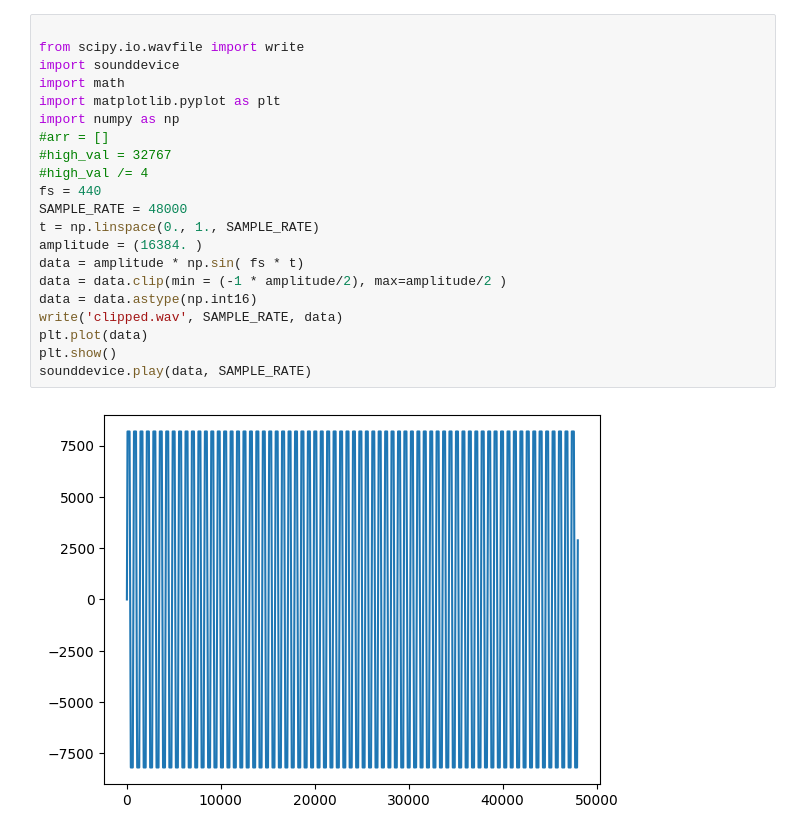
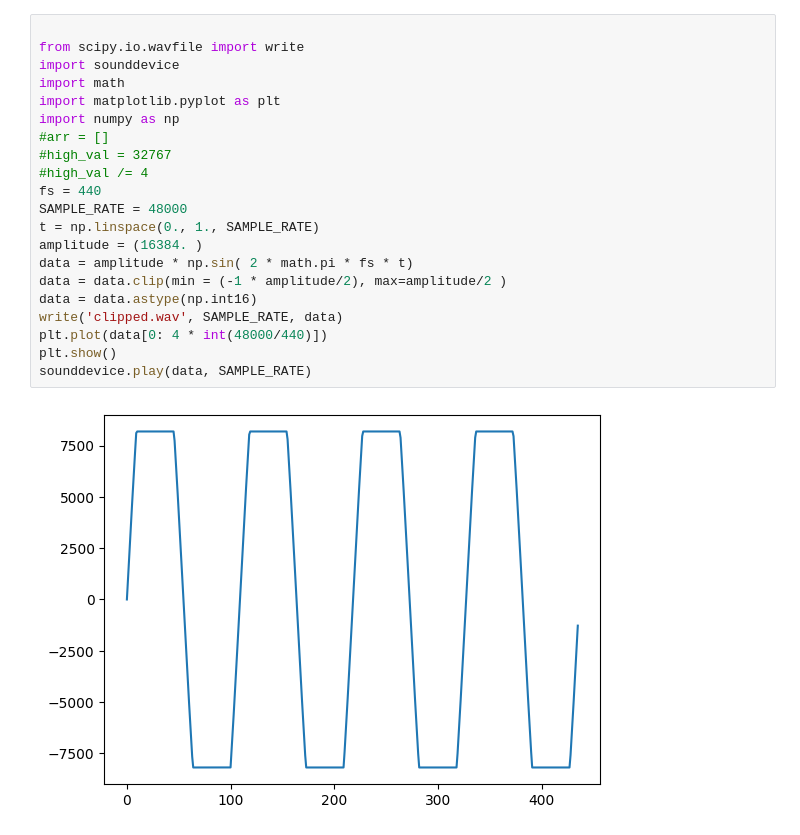
Before and after one commit to mackenzie-norman/CS416, a Jupyter notebook: code/assignment1.ipynb, the cells around one changed output. Saved outputs shown, nothing was run; the diff lists cells and outputs as text.

Commit message:
add 2*pi and clean up plot

```diff
--- a/code/assignment1.ipynb
+++ b/code/assignment1.ipynb
@@ -21,23 +21,23 @@ sounddevice.play(data, SAMPLE_RATE)
 # %%
 
 from scipy.io.wavfile import write
 import sounddevice
 import math
 import matplotlib.pyplot as plt
 import numpy as np
 #arr = []
 #high_val = 32767
 #high_val /= 4
 fs = 440
 SAMPLE_RATE = 48000
 t = np.linspace(0., 1., SAMPLE_RATE)
 amplitude = (16384. )
-data = amplitude * np.sin( fs * t)
+data = amplitude * np.sin( 2 * math.pi * fs * t)
 data = data.clip(min = (-1 * amplitude/2), max=amplitude/2 )
 data = data.astype(np.int16)
 write('clipped.wav', SAMPLE_RATE, data)
-plt.plot(data)
+plt.plot(data[0: 4 * int(48000/440)])
 plt.show()
 sounddevice.play(data, SAMPLE_RATE)
 # %% [output]
-[figure, old version]
+[figure, new version]
```
Also changed, not shown: parts of 1 cell of this notebook, 2 other files.
